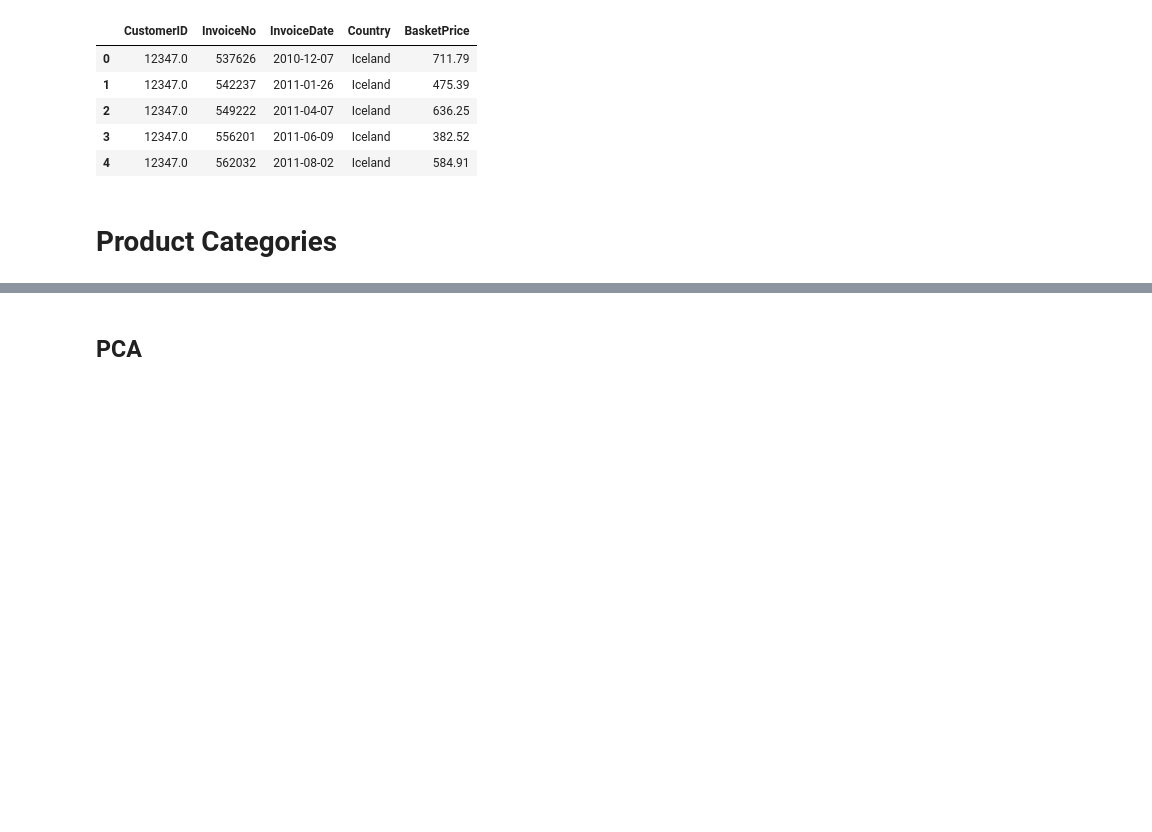
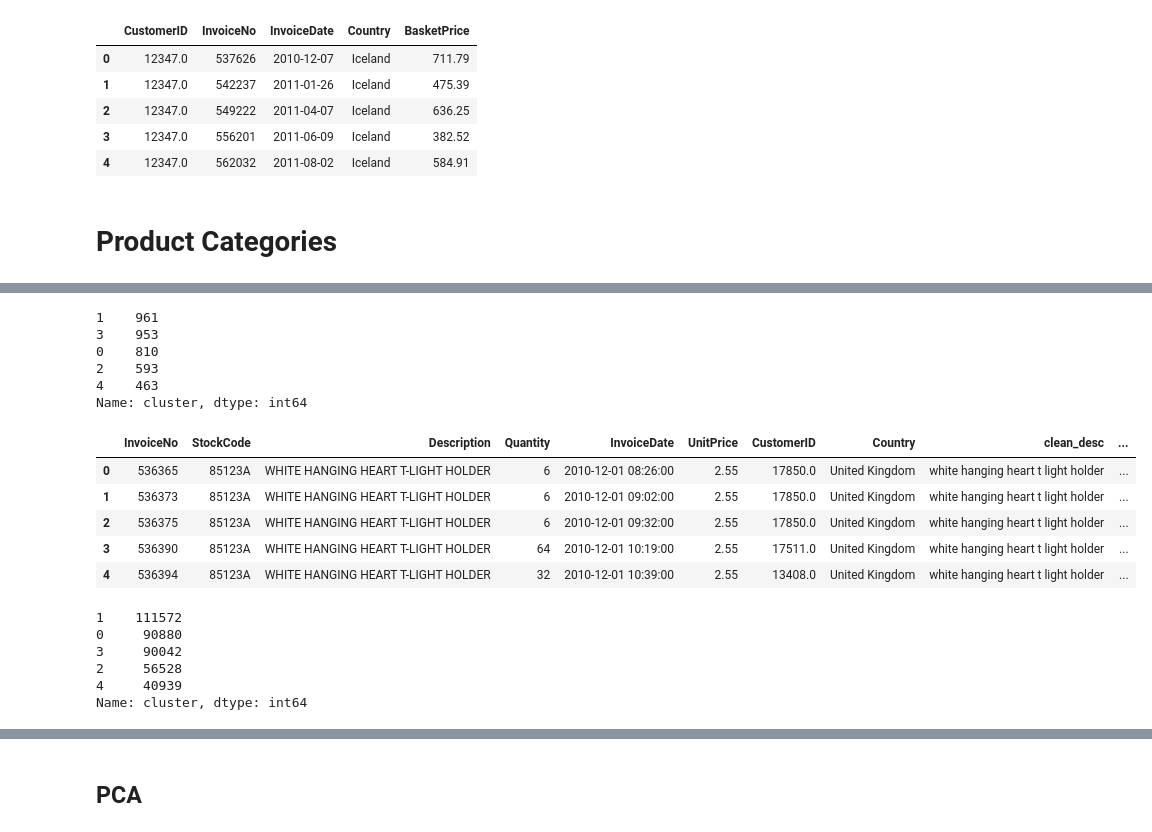
Before and after one commit to shubhjadhav/Customer-Segmentation, a Jupyter notebook: Code/customer-segmentation.ipynb, the cells around one changed output, grey strips where cells are left out. Saved outputs shown, nothing was run; the diff lists cells and outputs as text; code cells hidden in the pictures; blank space fills up the shorter version.

```diff
--- a/Code/customer-segmentation.ipynb
+++ b/Code/customer-segmentation.ipynb
@@ -14,5 +16,5 @@ from sklearn.cluster import KMeans
 from sklearn.metrics import silhouette_samples, silhouette_score
 from sklearn.feature_extraction.text import TfidfVectorizer
 # %%
-# invoice_df = hf.create_df('invoice_data')
-# invoice_df.head()
+invoice_df = hf.create_df('invoice_data')
+invoice_df.head()
@@ -619,0 +512,28 @@ for n_clusters in range(3,11):
+# %%
+product_cluster['cluster'].value_counts()
+# %% [output]
+1    961
+3    953
+0    810
+2    593
+4    463
+Name: cluster, dtype: int64
+# %%
+fin_invoice_df = fin_invoice_df.merge(product_cluster, on=['clean_desc'])
+fin_invoice_df.head()
+# %% [output]
+|  | InvoiceNo | StockCode | Description | Quantity | InvoiceDate | UnitPrice | CustomerID | Country | clean_desc | ... |
+| 0 | 536365 | 85123A | WHITE HANGING HEART T-LIGHT HOLDER | 6 | 2010-12-01 08:26:00 | 2.55 | 17850.0 | United Kingdom | white hanging heart t light holder | ... |
+| 1 | 536373 | 85123A | WHITE HANGING HEART T-LIGHT HOLDER | 6 | 2010-12-01 09:02:00 | 2.55 | 17850.0 | United Kingdom | white hanging heart t light holder | ... |
+| 2 | 536375 | 85123A | WHITE HANGING HEART T-LIGHT HOLDER | 6 | 2010-12-01 09:32:00 | 2.55 | 17850.0 | United Kingdom | white hanging heart t light holder | ... |
+| 3 | 536390 | 85123A | WHITE HANGING HEART T-LIGHT HOLDER | 64 | 2010-12-01 10:19:00 | 2.55 | 17511.0 | United Kingdom | white hanging heart t light holder | ... |
+| 4 | 536394 | 85123A | WHITE HANGING HEART T-LIGHT HOLDER | 32 | 2010-12-01 10:39:00 | 2.55 | 13408.0 | United Kingdom | white hanging heart t light holder | ... |
+# %%
+fin_invoice_df['cluster'].value_counts()
+# %% [output]
+1    111572
+0     90880
+3     90042
+2     56528
+4     40939
+Name: cluster, dtype: int64
```
Also changed, not shown: parts of 25 cells of this notebook, 1 other file.
